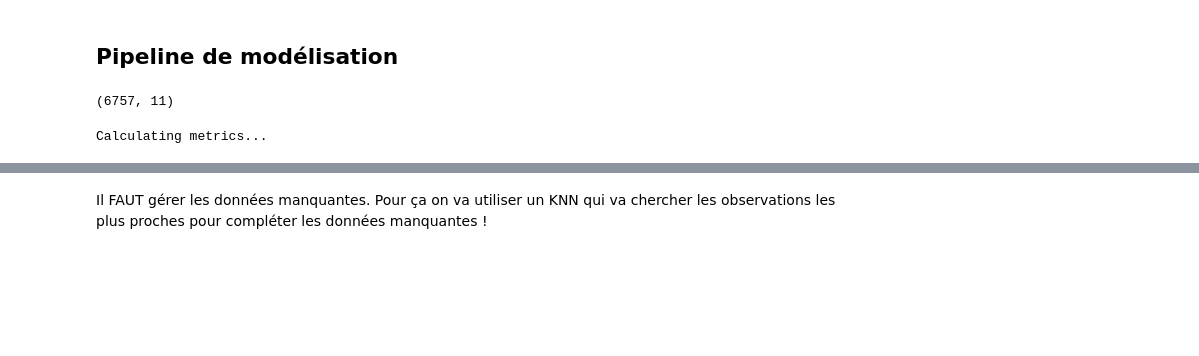
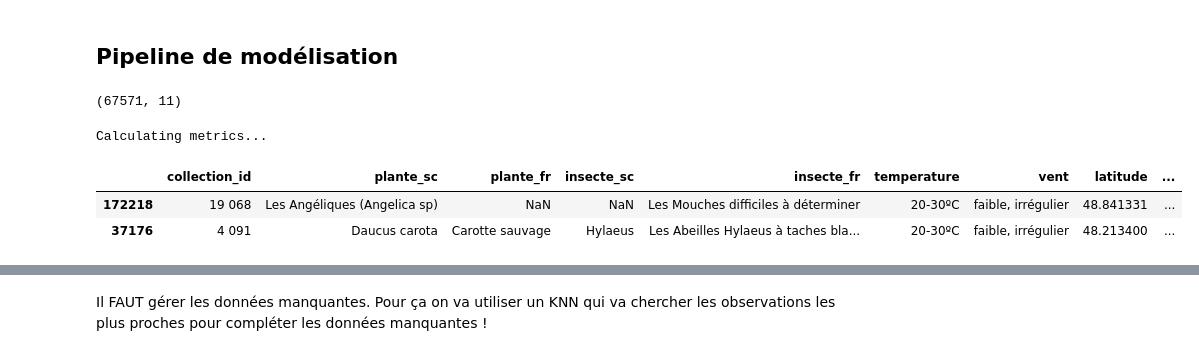
Before and after one commit to juldpnt/fil-rouge-pollinisateurs, a Jupyter notebook: notebooks/model_setup.ipynb, the cells around one changed output, grey strips where cells are left out. Cells and saved outputs as stored; diff of their text form; code cells hidden in the pictures; blank space fills up the shorter version.

```diff
--- a/notebooks/model_setup.ipynb
+++ b/notebooks/model_setup.ipynb
@@ -245,10 +245,10 @@ fig.show()
 # %% [markdown]
 ## Pipeline de modélisation
 # %%
-df = data[restricted_vars].copy().sample(frac=0.01, random_state=1)
+df = data[restricted_vars].copy().sample(frac=0.1, random_state=1)
 df.shape
 # %% [output]
-(6757, 11)
+(67571, 11)
 # %%
 from models.supervised.preprocessors import MetricsCalculatorNaive as MetricsCalculator
 
@@ -262,3 +273,10 @@ Calculating metrics...
+# %%
+# check that all transformations have been applied
+df_transformed.head(2)
+# %% [output]
+|  | collection_id | plante_sc | plante_fr | insecte_sc | insecte_fr | temperature | vent | latitude | ... |
+| 172218 | 19 068 | Les Angéliques (Angelica sp) | NaN | NaN | Les Mouches difficiles à déterminer | 20-30ºC | faible, irrégulier | 48.841331 | ... |
+| 37176 | 4 091 | Daucus carota | Carotte sauvage | Hylaeus | Les Abeilles Hylaeus à taches bla... | 20-30ºC | faible, irrégulier | 48.213400 | ... |
 # %%
 df_transformed.columns
 # %% [output]
```
Also changed, not shown: parts of 15 cells of this notebook, 1 other file.
